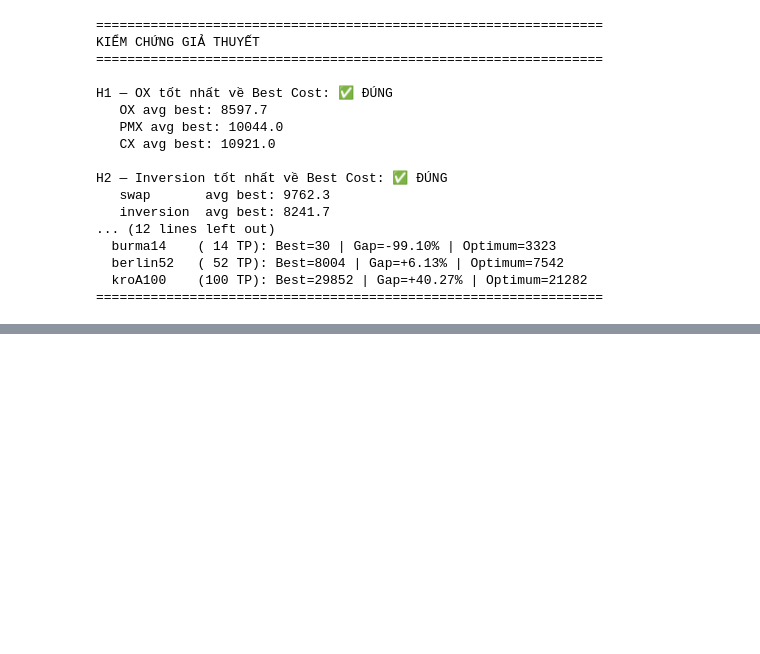
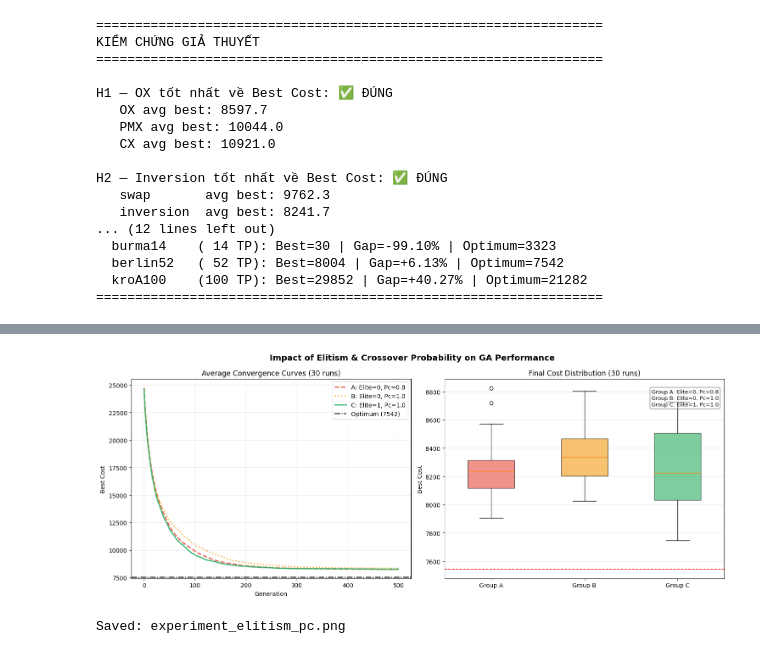
Before and after one commit to tuanvan03/MS-GA, a Jupyter notebook: GA.ipynb, the cells around one changed output, grey strips where cells are left out. Cells and saved outputs as stored; diff of their text form; code cells hidden in the pictures; blank space fills up the shorter version.

```diff
--- a/GA.ipynb
+++ b/GA.ipynb
@@ -790,7 +791,7 @@ n_plots = len(results_phase3)
 fig, axes = plt.subplots(1, n_plots, figsize=(6 * n_plots, 5))
 if n_plots == 1:
     axes = [axes]
-fig.suptitle('PHASE 3: Best Route on each dataset (TSPLIB)', fontsize=13, fontweight='bold')
+fig.suptitle('PHASE 4: Best Route on each dataset (TSPLIB)', fontsize=13, fontweight='bold')
 
 bar_colors = ['#5DADE2', '#52BE80', '#F39C12']
 for idx, (ds_name, info) in enumerate(results_phase3.items()):
@@ -802,7 +803,7 @@ for idx, (ds_name, info) in enumerate(results_phase3.items()):
 
     # Lấy best route bằng cách chạy lại với seed tốt nhất
     best_seed = int(np.argmin(info['costs']))
-    _, _, best_route = run_single_experiment(
+    _, best_route, _ = run_single_experiment(
         n_cities=n_c, dist_matrix=dist_m,
         crossover_type=BEST_CROSSOVER, mutation_type=BEST_MUTATION,
         pop_size=100, generation=300 if n_c <= 20 else 500,
@@ -918,0 +1062,59 @@ H2 — Inversion tốt nhất về Best Cost: ✅ ĐÚNG
+# %%
+import matplotlib.pyplot as plt
+
+# ---- Trực quan hóa kết quả ----
+fig, axes = plt.subplots(1, 2, figsize=(15, 6))
+fig.suptitle('Impact of Elitism & Crossover Probability on GA Performance', fontsize=14, fontweight='bold')
+
+# 1. Biểu đồ hội tụ trung bình
+ax1 = axes[0]
+colors = {'A': '#E74C3C', 'B': '#F39C12', 'C': '#27AE60'} # Red, Orange, Green
+linestyles = {'A': '--', 'B': ':', 'C': '-'}
+
+for group, hist in histories_strat.items():
+    label = STRATEGIES[group]['label']
+    ax1.plot(hist, color=colors[group], linestyle=linestyles[group], linewidth=2, label=label, alpha=0.9)
+
+ax1.axhline(y=OPTIMUM, color='black', linestyle='-.', linewidth=1.5, label=f'Optimum ({OPTIMUM})')
+# ax1.set_ylim(OPTIMUM * 0.9, OPTIMUM * 2.0) # Zoom in vùng quan tâm
+ax1.set_xlabel('Generation')
+ax1.set_ylabel('Best Cost')
+ax1.set_title('Average Convergence Curves (30 runs)')
+# ax1.set_yscale('log')
+ax1.legend()
+ax1.grid(True, alpha=0.3)
+
+# 2. Boxplot phân phối kết quả
+ax2 = axes[1]
+data_to_plot = [results_strat[g] for g in ['A', 'B', 'C']]
+labels = [STRATEGIES[g]['label'].split(':')[0] + '\n' + STRATEGIES[g]['label'].split(' ')[1] + '\n' + STRATEGIES[g]['label'].split(' ')[2]
+          for g in ['A', 'B', 'C']]
+
+bp = ax2.boxplot(data_to_plot, labels=['Group A', 'Group B', 'Group C'], patch_artist=True, widths=0.5)
+
+for patch, group in zip(bp['boxes'], ['A', 'B', 'C']):
+    patch.set_facecolor(colors[group])
+    patch.set_alpha(0.6)
+
+ax2.axhline(y=OPTIMUM, color='red', linestyle='--', linewidth=1.2, label='Optimum')
+ax2.set_ylabel('Best Cost')
+ax2.set_title('Final Cost Distribution (30 runs)')
+ax2.grid(True, axis='y', alpha=0.3)
+
+# Thêm chú thích cho Boxplot
+text_str = '\n'.join([
+    f"Group A: {STRATEGIES['A']['label'].split(': ')[1]}",
+    f"Group B: {STRATEGIES['B']['label'].split(': ')[1]}",
+    f"Group C: {STRATEGIES['C']['label'].split(': ')[1]}"
+])
+props = dict(boxstyle='round', facecolor='white', alpha=0.5)
+ax2.text(0.98, 0.95, text_str, transform=ax2.transAxes, fontsize=9,
+        verticalalignment='top', horizontalalignment='right', bbox=props)
+
+plt.tight_layout()
+plt.savefig('experiment_elitism_pc.png', dpi=150, bbox_inches='tight')
+plt.show()
+print("Saved: experiment_elitism_pc.png")
+# %% [output]
+[figure, added]
+Saved: experiment_elitism_pc.png
```
Also changed, not shown: parts of 9 cells of this notebook, 5 other files.
